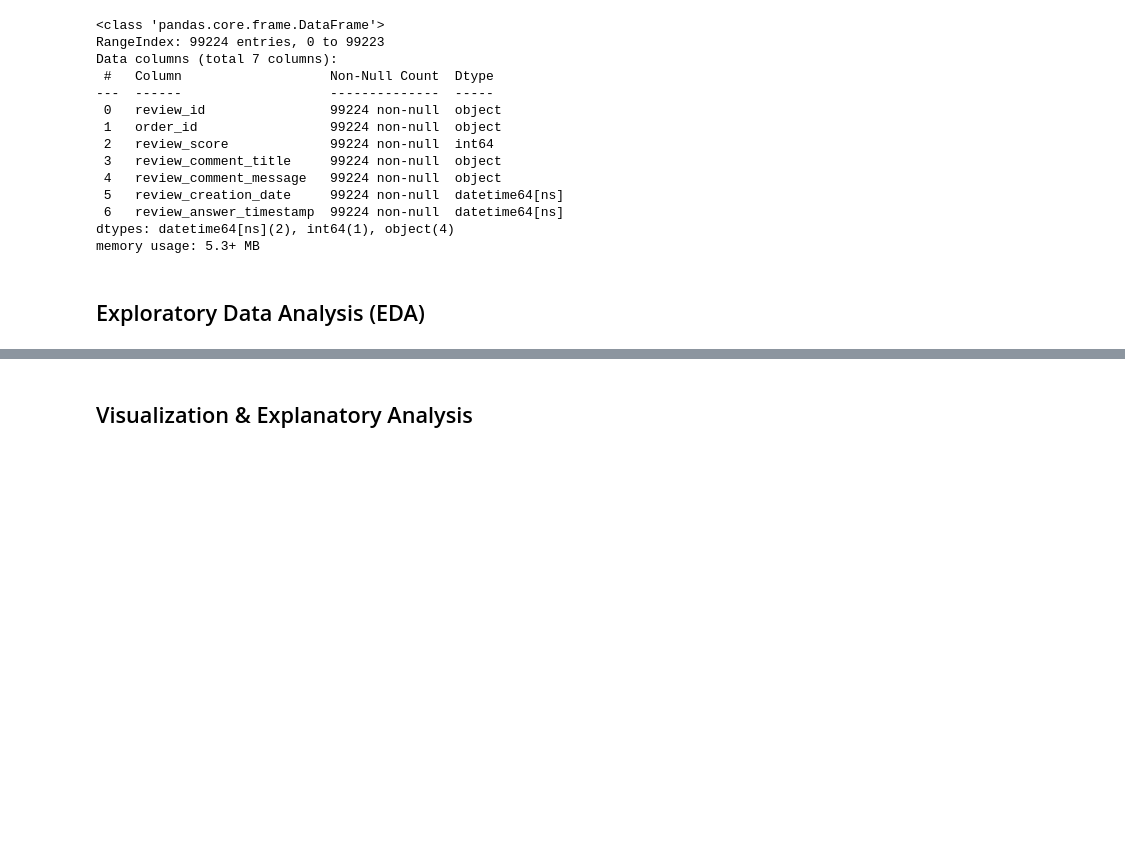
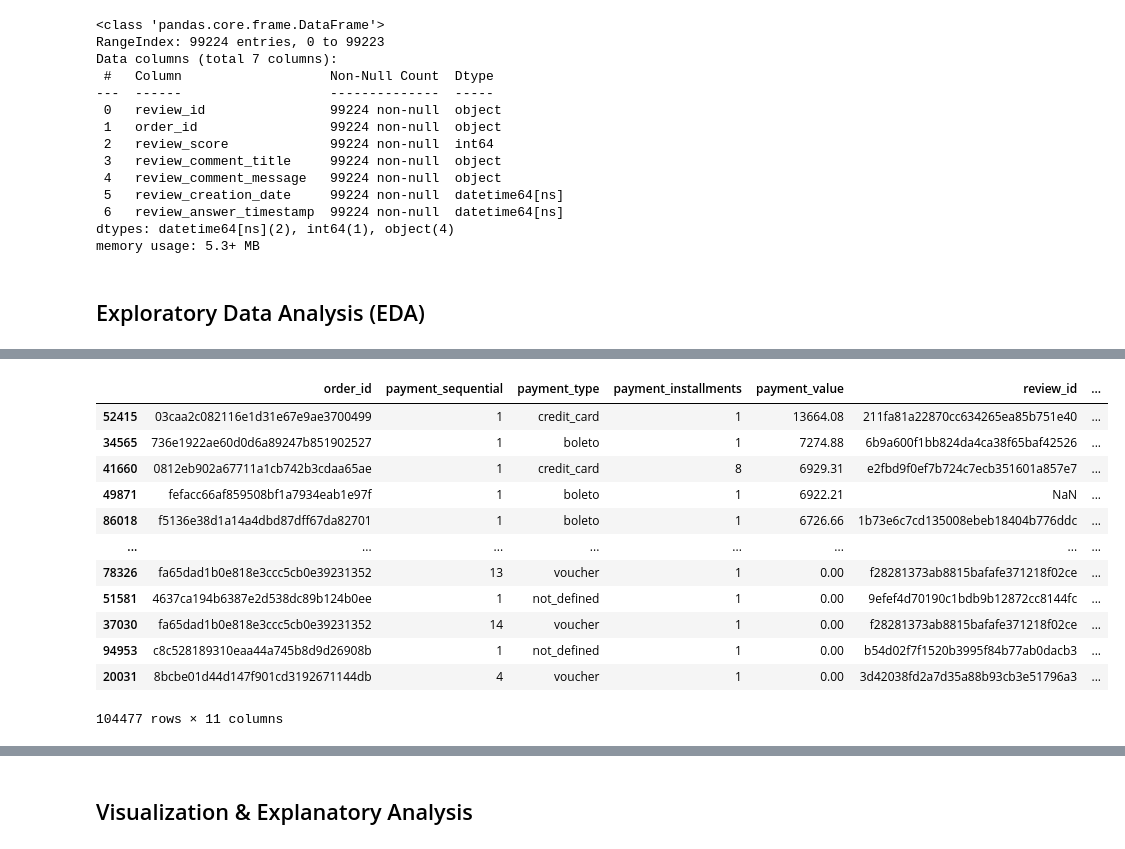
Before and after one commit to andreass7/data-analyst-dicoding, a Jupyter notebook: Proyek_Analisis_Data.ipynb, the cells around one changed output, grey strips where cells are left out. Saved outputs shown, nothing was run; the diff lists cells and outputs as text; code cells hidden in the pictures; blank space fills up the shorter version.

```diff
--- a/Proyek_Analisis_Data.ipynb
+++ b/Proyek_Analisis_Data.ipynb
@@ -1094,0 +1314,9 @@ memory usage: 5.3+ MB
+# %%
+order_payrev_df = pd.merge(
+    left=payment_df,
+    right=review_df,
+    how="left",
+    left_on="order_id",
+    right_on="order_id"
+)
+order_payrev_df.head()
@@ -1094,0 +1341,16 @@ memory usage: 5.3+ MB
+# %%
+order_payrev_df.sort_values(by="payment_value", ascending=False)
+# %% [output]
+|  | order_id | payment_sequential | payment_type | payment_installments | payment_value | review_id | ... |
+| 52415 | 03caa2c082116e1d31e67e9ae3700499 | 1 | credit_card | 1 | 13664.08 | 211fa81a22870cc634265ea85b751e40 | ... |
+| 34565 | 736e1922ae60d0d6a89247b851902527 | 1 | boleto | 1 | 7274.88 | 6b9a600f1bb824da4ca38f65baf42526 | ... |
+| 41660 | 0812eb902a67711a1cb742b3cdaa65ae | 1 | credit_card | 8 | 6929.31 | e2fbd9f0ef7b724c7ecb351601a857e7 | ... |
+| 49871 | fefacc66af859508bf1a7934eab1e97f | 1 | boleto | 1 | 6922.21 | NaN | ... |
+| 86018 | f5136e38d1a14a4dbd87dff67da82701 | 1 | boleto | 1 | 6726.66 | 1b73e6c7cd135008ebeb18404b776ddc | ... |
+| ... | ... | ... | ... | ... | ... | ... | ... |
+| 78326 | fa65dad1b0e818e3ccc5cb0e39231352 | 13 | voucher | 1 | 0.00 | f28281373ab8815bafafe371218f02ce | ... |
+| 51581 | 4637ca194b6387e2d538dc89b124b0ee | 1 | not_defined | 1 | 0.00 | 9efef4d70190c1bdb9b12872cc8144fc | ... |
+| 37030 | fa65dad1b0e818e3ccc5cb0e39231352 | 14 | voucher | 1 | 0.00 | f28281373ab8815bafafe371218f02ce | ... |
+| 94953 | c8c528189310eaa44a745b8d9d26908b | 1 | not_defined | 1 | 0.00 | b54d02f7f1520b3995f84b77ab0dacb3 | ... |
+| 20031 | 8bcbe01d44d147f901cd3192671144db | 4 | voucher | 1 | 0.00 | 3d42038fd2a7d35a88b93cb3e51796a3 | ... |
+104477 rows × 11 columns
```
Also changed, not shown: parts of 74 cells of this notebook, 2 other files.
